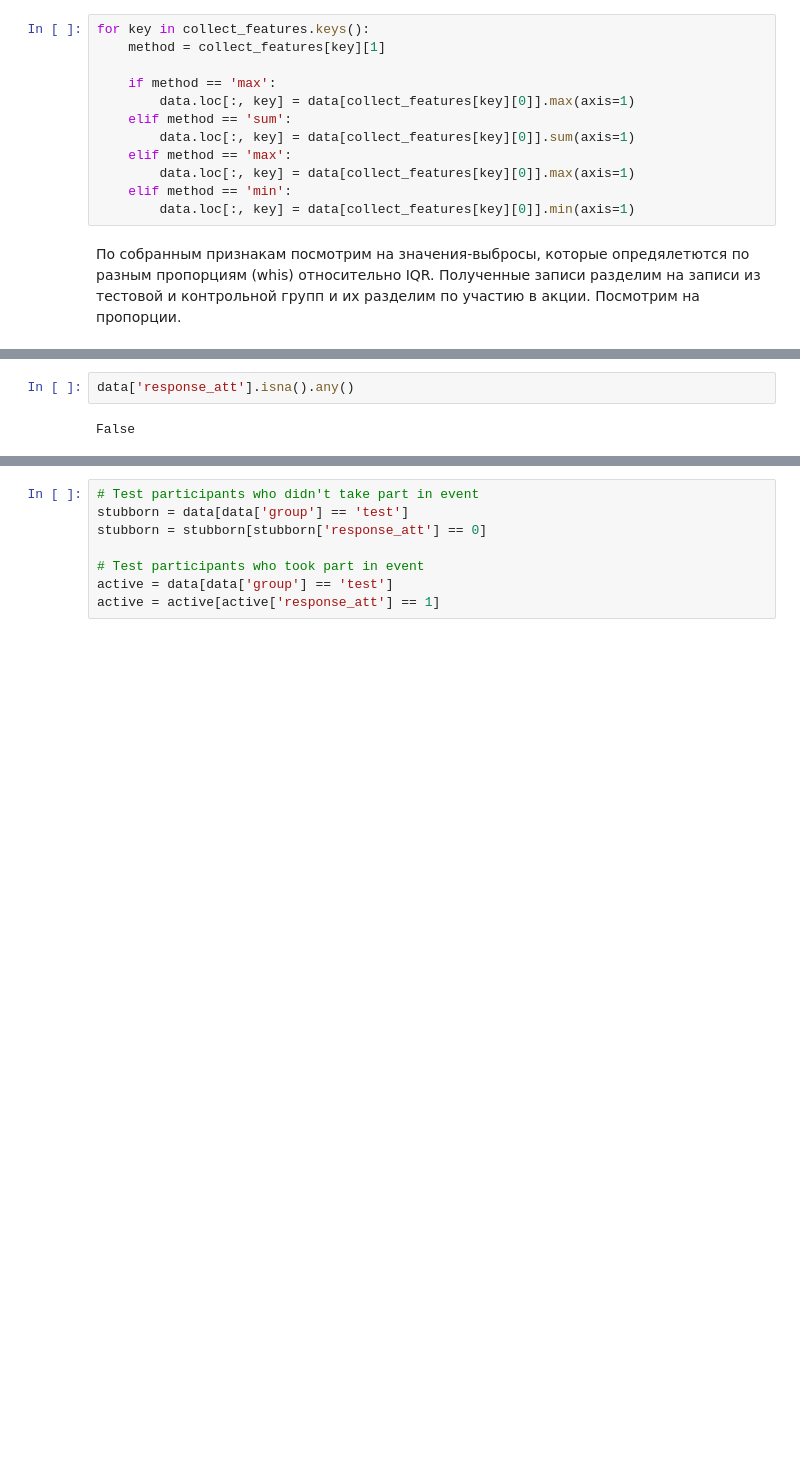
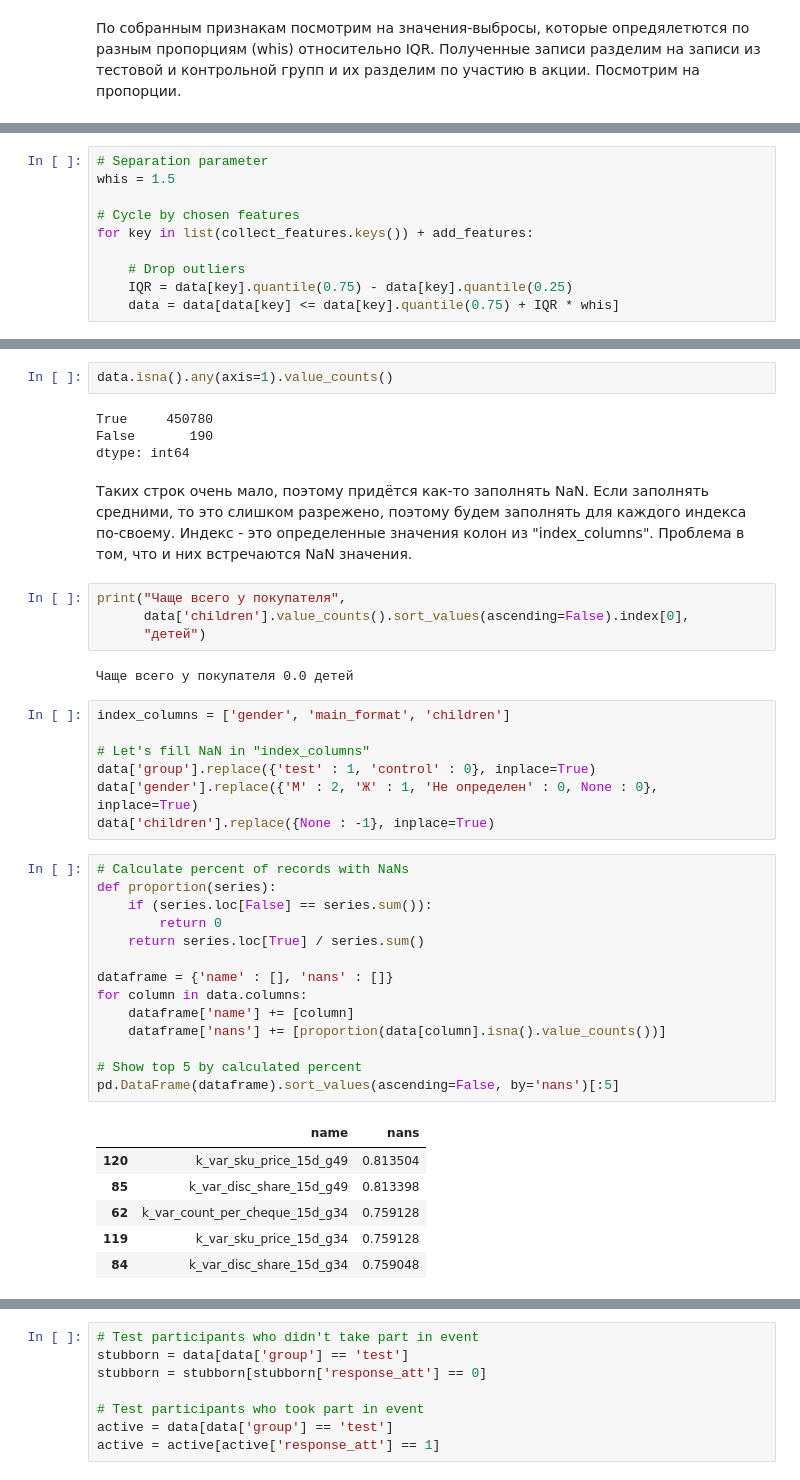
Before and after one commit to DKozl50/pluh_sms, a Jupyter notebook: EDA_mitya.ipynb, the cells around one changed output, grey strips where cells are left out. Cells and saved outputs as stored; diff of their text form; blank space fills up the shorter version.

```diff
--- a/EDA_mitya.ipynb
+++ b/EDA_mitya.ipynb
@@ -47,15 +73,3 @@ collect_features = {
-# %%
-for key in collect_features.keys():
-    method = collect_features[key][1]
-
-    if method == 'max':
-        data.loc[:, key] = data[collect_features[key][0]].max(axis=1)
-    elif method == 'sum':
-        data.loc[:, key] = data[collect_features[key][0]].sum(axis=1)
-    elif method == 'max':
-        data.loc[:, key] = data[collect_features[key][0]].max(axis=1)
-    elif method == 'min':
-        data.loc[:, key] = data[collect_features[key][0]].min(axis=1)
 # %% [markdown]
 По собранным признакам посмотрим на значения-выбросы, которые опредялетются по разным пропорциям (whis) относительно IQR. Полученные записи разделим на записи из тестовой и контрольной групп и их разделим по участию в акции. Посмотрим на пропорции.
 # %%
@@ -192,0 +183,10 @@ crazy-акция - по всем группам товаров
+# %%
+# Separation parameter
+whis = 1.5
+
+# Cycle by chosen features
+for key in list(collect_features.keys()) + add_features:
+
+    # Drop outliers
+    IQR = data[key].quantile(0.75) - data[key].quantile(0.25)
+    data = data[data[key] <= data[key].quantile(0.75) + IQR * whis]
@@ -193,4 +196,42 @@ crazy-акция - по всем группам товаров
 # %%
-data['response_att'].isna().any()
+data.isna().any(axis=1).value_counts()
 # %% [output]
-False
+True     450780
+False       190
+dtype: int64
+# %% [markdown]
+Таких строк очень мало, поэтому придётся как-то заполнять NaN. Если заполнять средними, то это слишком разрежено, поэтому будем заполнять для каждого индекса по-своему. Индекс - это определенные значения колон из "index_columns". Проблема в том, что и них встречаются NaN значения.
+# %%
+print("Чаще всего у покупателя",
+      data['children'].value_counts().sort_values(ascending=False).index[0],
+      "детей")
+# %% [output]
+Чаще всего у покупателя 0.0 детей
+# %%
+index_columns = ['gender', 'main_format', 'children']
+
+# Let's fill NaN in "index_columns"
+data['group'].replace({'test' : 1, 'control' : 0}, inplace=True)
+data['gender'].replace({'М' : 2, 'Ж' : 1, 'Не определен' : 0, None : 0}, inplace=True)
+data['children'].replace({None : -1}, inplace=True)
+# %%
+# Calculate percent of records with NaNs
+def proportion(series):
+    if (series.loc[False] == series.sum()):
+        return 0
+    return series.loc[True] / series.sum()
+
+dataframe = {'name' : [], 'nans' : []}
+for column in data.columns:
+    dataframe['name'] += [column]
+    dataframe['nans'] += [proportion(data[column].isna().value_counts())]
+
+# Show top 5 by calculated percent
+pd.DataFrame(dataframe).sort_values(ascending=False, by='nans')[:5]
+# %% [output]
+|  | name | nans |
+| 120 | k_var_sku_price_15d_g49 | 0.813504 |
+| 85 | k_var_disc_share_15d_g49 | 0.813398 |
+| 62 | k_var_count_per_cheque_15d_g34 | 0.759128 |
+| 119 | k_var_sku_price_15d_g34 | 0.759128 |
+| 84 | k_var_disc_share_15d_g34 | 0.759048 |
```
Also changed, not shown: parts of 30 cells of this notebook.
